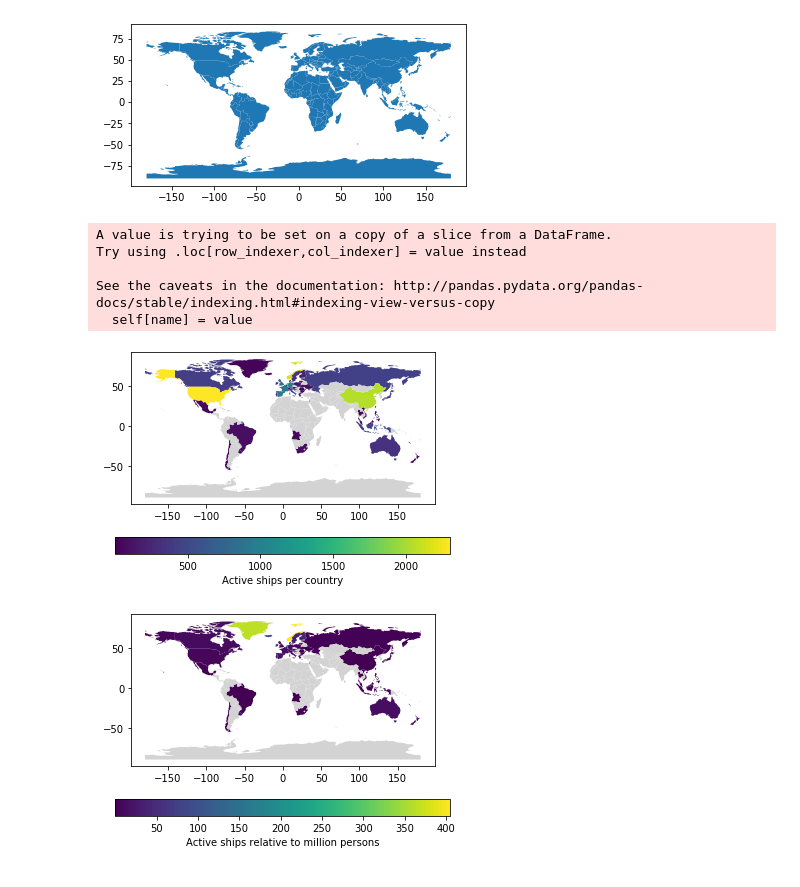
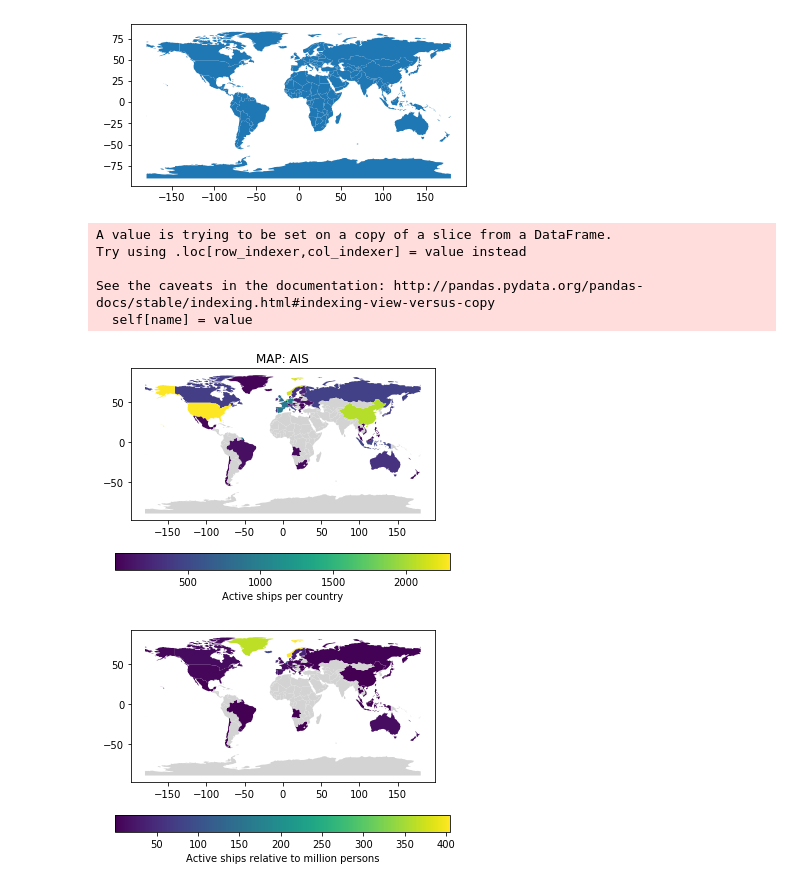
Before and after one commit to cojs2018/AIS-Data-Project, a Jupyter notebook: Ship_data.ipynb, the cells around one changed output. Saved outputs shown, nothing was run; the diff lists cells and outputs as text; code cells hidden in the pictures.

```diff
--- a/Ship_data.ipynb
+++ b/Ship_data.ipynb
@@ -136,34 +138,35 @@ def mapByDistinct(stations):
     Returns
     -------
     Nothing
     """
     stations = stations[(stations.Status == "Online") & (stations.Country != 'Unknown')]
     stations.Country = stations.Country.replace("Viet Nam", "Vietnam").replace("Saint Martin (FR)", "France").replace("Taiwan (Province of China)", "Taiwan").replace("Russian Federation", "Russia")
     stations = stations.set_index(['Country','Source'])
     distinct_total = stations.Distinct.astype(int).sum(level="Country")
 
     #append to world
     global world
     world["Ship_circulation_est"] = distinct_total
 
     #plot result
     result = world.plot(column='Ship_circulation_est',
                         legend=True,
                         legend_kwds={'label': 'Active ships per country',
                                      'orientation': 'horizontal'},
                         missing_kwds={'color':'lightgrey'})
+    plt.title('MAP: AIS')
     plt.savefig('shipsPerCountry.png')
 
     return result
 
 ships_per_Country = mapByDistinct(station_list)
 # %% [output]
 A value is trying to be set on a copy of a slice from a DataFrame.
 Try using .loc[row_indexer,col_indexer] = value instead
 
 See the caveats in the documentation: http://pandas.pydata.org/pandas-docs/stable/indexing.html#indexing-view-versus-copy
   self[name] = value
-[figure, old version]
+[figure, new version]
 # %%
 #Now less see the amount of active ships per 1000000 persons for each country
 world["Ships_per_1e6"] = (world.Ship_circulation_est / world.pop_est) * 1e6
```
Also changed, not shown: parts of 39 cells of this notebook, 22 other files.
